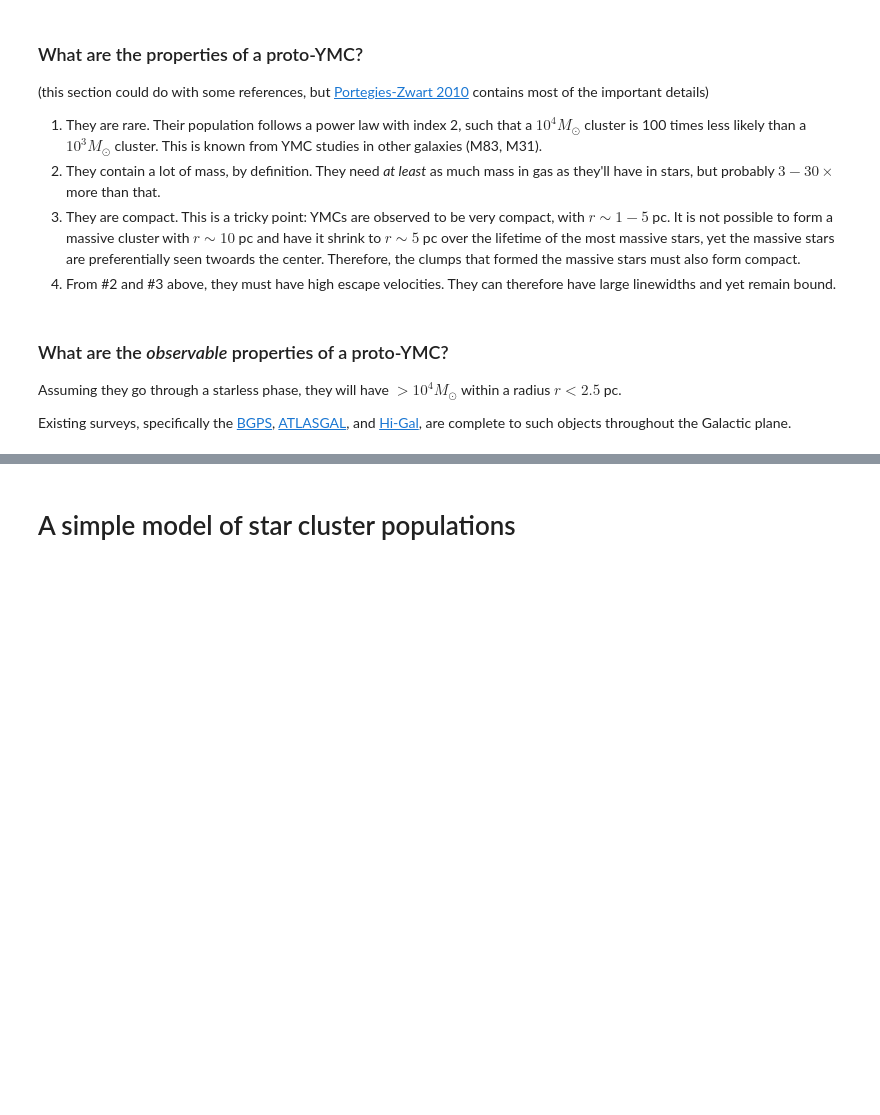
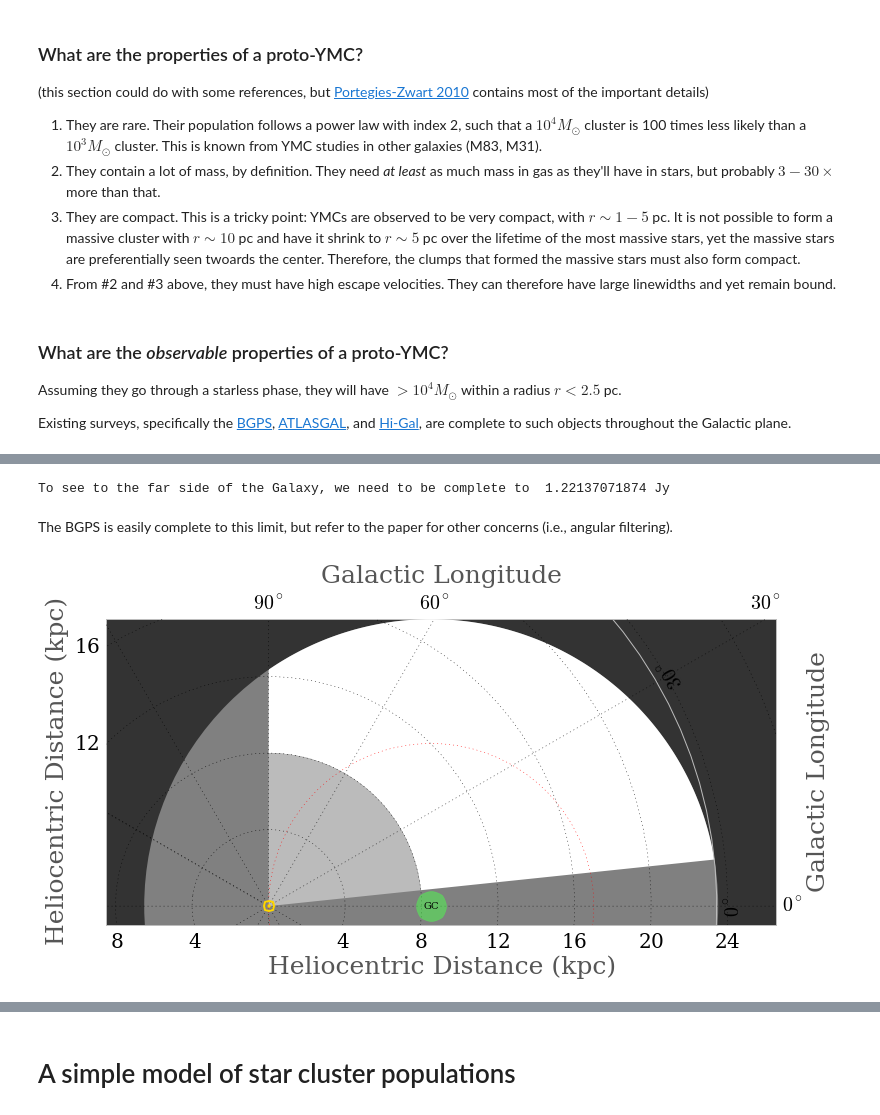
Before and after one commit to keflavich/protoclusterslides, a Jupyter notebook: ModelOfClusterFormation.ipynb, the cells around one changed output, grey strips where cells are left out. Drawn from its saved outputs; the diff is of its cells as text; code cells hidden in the pictures; blank space fills up the shorter version.

```diff
--- a/ModelOfClusterFormation.ipynb
+++ b/ModelOfClusterFormation.ipynb
@@ -87,0 +202,14 @@ Existing surveys, specifically the [BGPS](irsa.ipac.caltech.edu/data/BOLOCAM_GPS
+# %%
+# first, let's set our mass limit to be 10^4 and get a flux limit
+fluxlimit = dust.snuofmass(271.1*u.GHz, 1e4*u.M_sun, (2*pi*(33*u.arcsec/2.35)**2), distance=25*u.kpc, temperature=20*u.K)
+print("To see to the far side of the Galaxy, we need to be complete to ",fluxlimit)
+# %% [output]
+To see to the far side of the Galaxy, we need to be complete to  1.22137071874 Jy
+# %% [markdown]
+The BGPS is easily complete to this limit, but refer to the paper for other concerns (i.e., angular filtering).
+# %%
+import milkywayplots
+mw = milkywayplots.MilkywayPlot(figure(figsize=(12,7)))
+mw.do_everything(mindist=8, maxdist=26)
+# %% [output]
+[figure, added]
```
Also changed, not shown: parts of 41 cells of this notebook.
